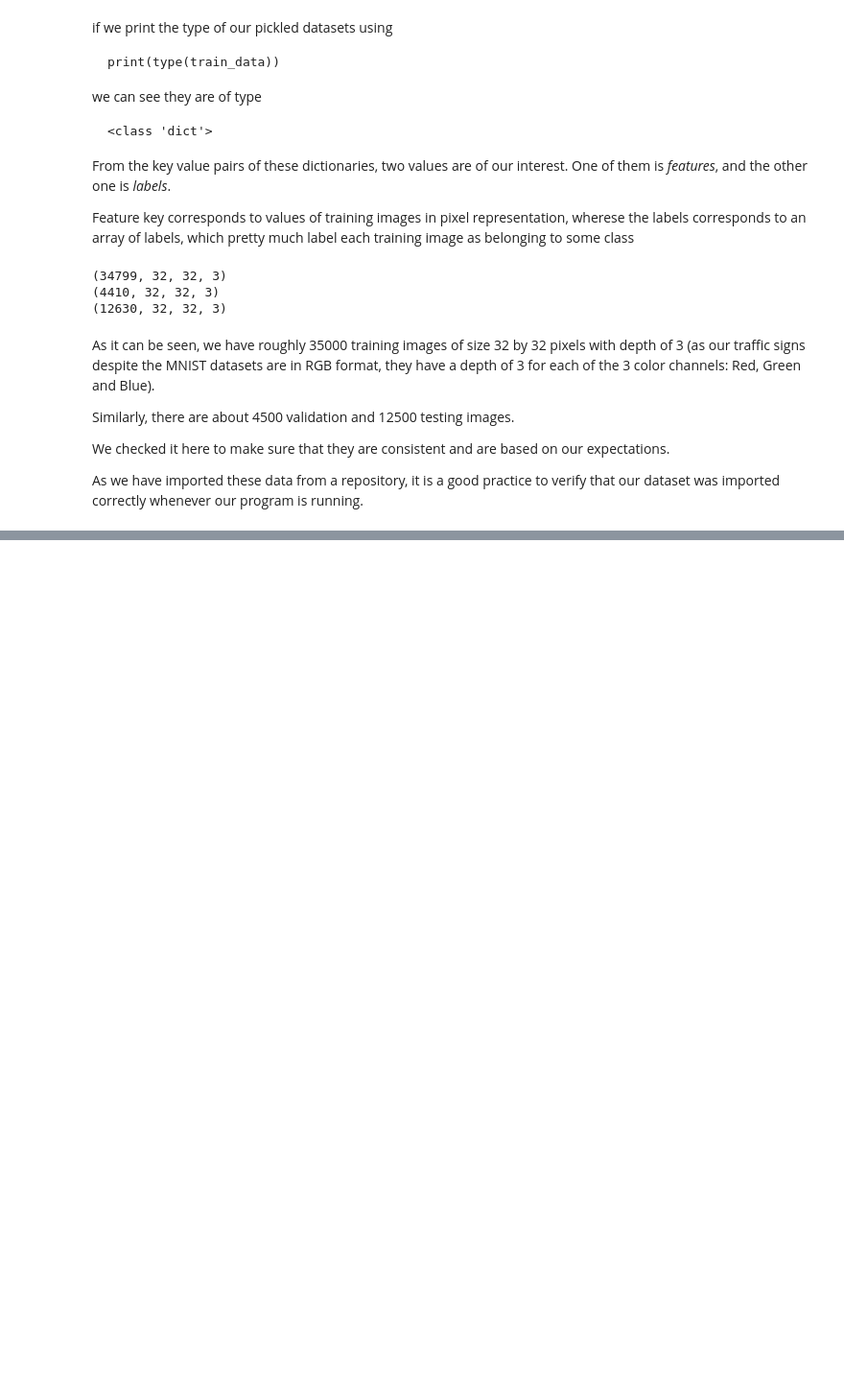
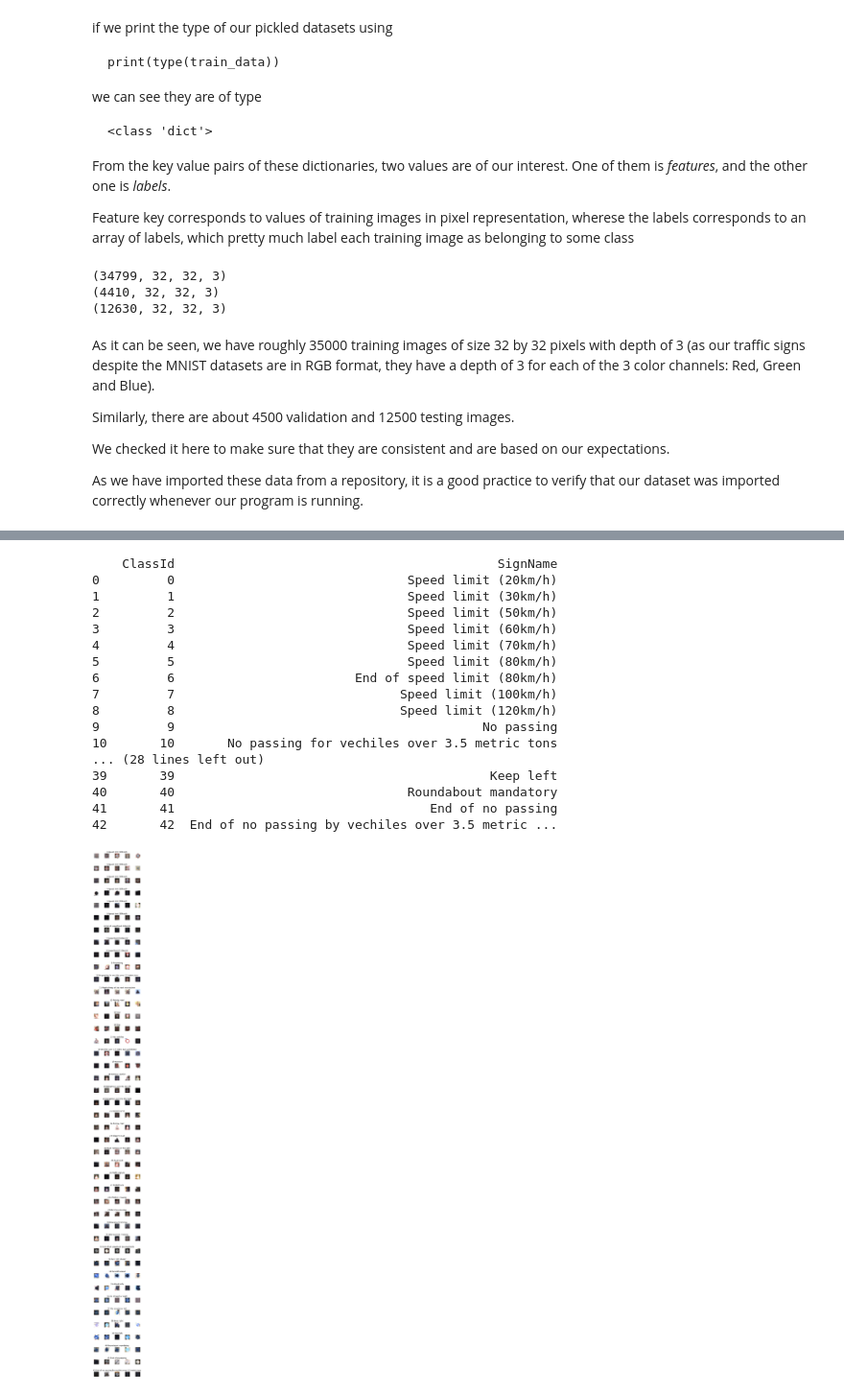
Before and after one commit to hpt1988/Applied-Deep-Learning_The-Complete-Self-Driving-Car-Course, a Jupyter notebook: traffic_signs/traffic_signs.ipynb, the cells around one changed output, grey strips where cells are left out. Shown: that part at 96% size. Saved outputs shown, nothing was run; the diff lists cells and outputs as text; code cells hidden in the pictures; blank space fills up the shorter version.

Commit message:
data visualization implemented

```diff
--- a/traffic_signs/traffic_signs.ipynb
+++ b/traffic_signs/traffic_signs.ipynb
@@ -83,0 +92,44 @@ assert(X_test.shape[1:] == (32, 32, 3)), "The dimension of the images are not 32
+# %%
+data = pd.read_csv('german-traffic-signs/signnames.csv')
+print(data)
+
+num_of_samples = []
+
+cols = 5
+num_classes = 43  # 43 calsses available in dataset
+
+fig, axs = plt.subplots(nrows=num_classes, ncols = cols, figsize=(5, 50))
+fig.tight_layout()
+for i in range(cols):
+    # Iterate over entire dataframe rows as index and series pairs (index, Series)
+    # Each index corresponds to the current index of the class being iterate
+    # through, and all of that is being stored in placeholder j
+    # Series is a 1 dimensional labeled array, which holds the relevant data for
+    #  each row,like the sign name, its respective class and ... this will be
+    #  stored in place holder row
+    for j, row in data.iterrows():
+        x_selected = X_train[y_train == j]
+        axs[j][i].imshow(x_selected[random.randint(0, len(x_selected - 1)), :, :], cmap=plt.get_cmap("gray"))
+        axs[j][i].axis("off")
+        if i == 2:
+            axs[j][i].set_title(str(j) + "-" + row["SignName"])
+            num_of_samples.append(len(x_selected))
+# %% [output]
+    ClassId                                           SignName
+0         0                               Speed limit (20km/h)
+1         1                               Speed limit (30km/h)
+2         2                               Speed limit (50km/h)
+3         3                               Speed limit (60km/h)
+4         4                               Speed limit (70km/h)
+5         5                               Speed limit (80km/h)
+6         6                        End of speed limit (80km/h)
+7         7                              Speed limit (100km/h)
+8         8                              Speed limit (120km/h)
+9         9                                         No passing
+10       10       No passing for vechiles over 3.5 metric tons
+... (28 lines left out)
+39       39                                          Keep left
+40       40                               Roundabout mandatory
+41       41                                  End of no passing
+42       42  End of no passing by vechiles over 3.5 metric ...
+[figure, added]
```
Also changed, not shown: parts of 4 cells of this notebook.
